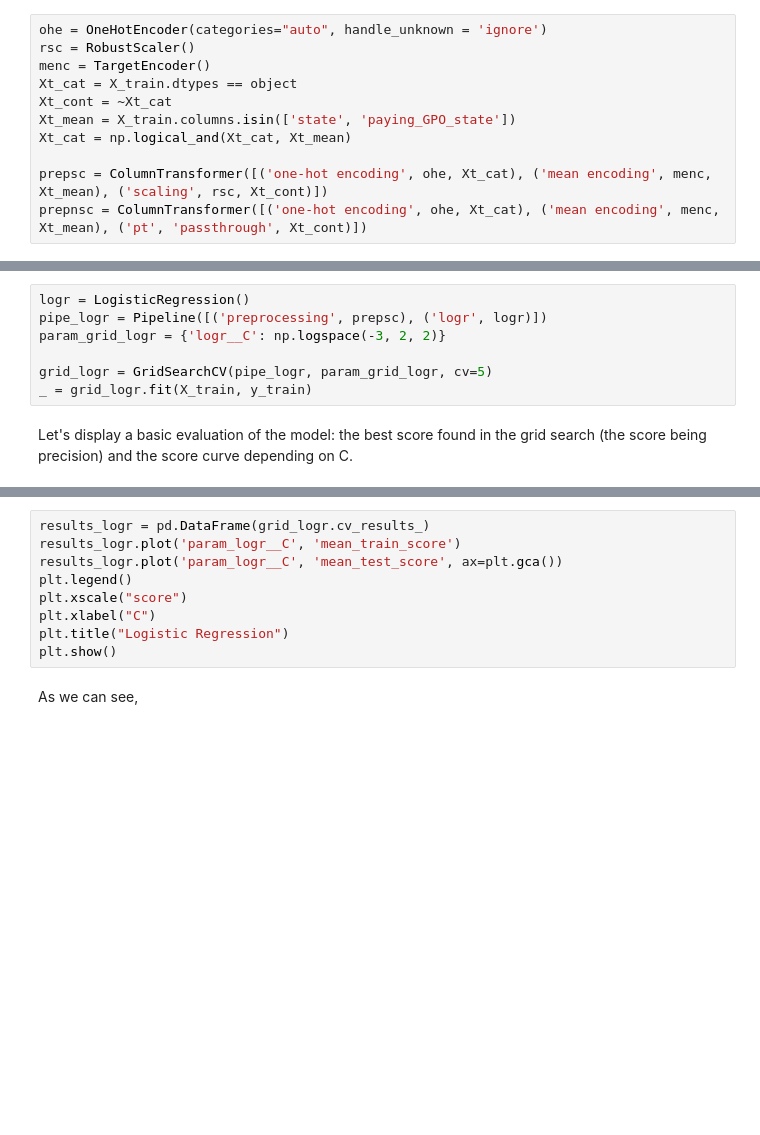
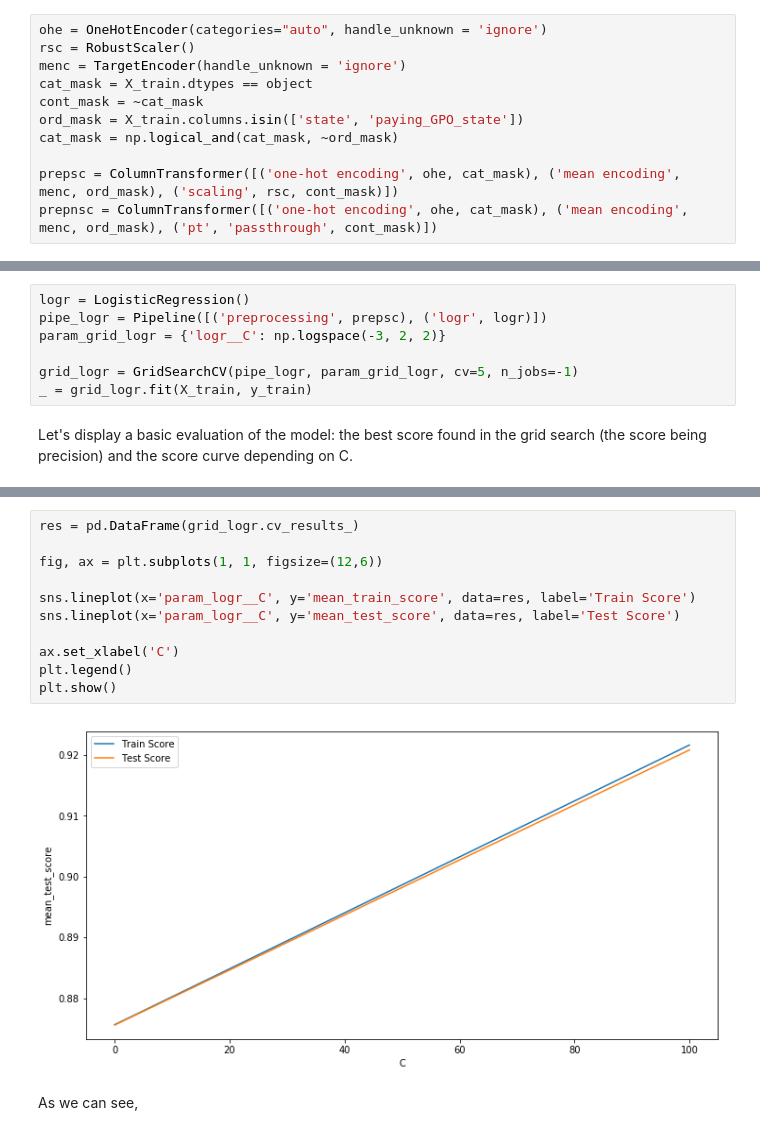
Before and after one commit to aml-spring-19/medical_payment_classification, a Jupyter notebook: HW3.ipynb, the cells around one changed output, grey strips where cells are left out. Saved outputs shown, nothing was run; the diff lists cells and outputs as text; blank space fills up the shorter version.

Commit message:
Train models

```diff
--- a/HW3.ipynb
+++ b/HW3.ipynb
@@ -743,14 +735,14 @@ Please note that we don't have to worry about imputing any missing values, becau
 # %%
 ohe = OneHotEncoder(categories="auto", handle_unknown = 'ignore')
 rsc = RobustScaler()
-menc = TargetEncoder()
-Xt_cat = X_train.dtypes == object
-Xt_cont = ~Xt_cat
-Xt_mean = X_train.columns.isin(['state', 'paying_GPO_state'])
-Xt_cat = np.logical_and(Xt_cat, Xt_mean)
+menc = TargetEncoder(handle_unknown = 'ignore')
+cat_mask = X_train.dtypes == object
+cont_mask = ~cat_mask
+ord_mask = X_train.columns.isin(['state', 'paying_GPO_state'])
+cat_mask = np.logical_and(cat_mask, ~ord_mask)
 
-prepsc = ColumnTransformer([('one-hot encoding', ohe, Xt_cat), ('mean encoding', menc, Xt_mean), ('scaling', rsc, Xt_cont)])
-prepnsc = ColumnTransformer([('one-hot encoding', ohe, Xt_cat), ('mean encoding', menc, Xt_mean), ('pt', 'passthrough', Xt_cont)])
+prepsc = ColumnTransformer([('one-hot encoding', ohe, cat_mask), ('mean encoding', menc, ord_mask), ('scaling', rsc, cont_mask)])
+prepnsc = ColumnTransformer([('one-hot encoding', ohe, cat_mask), ('mean encoding', menc, ord_mask), ('pt', 'passthrough', cont_mask)])
 # %% [markdown]
 # CHANGE GRIDSEARCH PARAMS
 # %% [markdown]
@@ -762,7 +754,7 @@ logr = LogisticRegression()
 pipe_logr = Pipeline([('preprocessing', prepsc), ('logr', logr)])
 param_grid_logr = {'logr__C': np.logspace(-3, 2, 2)}
 
-grid_logr = GridSearchCV(pipe_logr, param_grid_logr, cv=5)
+grid_logr = GridSearchCV(pipe_logr, param_grid_logr, cv=5, n_jobs=-1)
 _ = grid_logr.fit(X_train, y_train)
 # %% [markdown]
 Let's display a basic evaluation of the model: the best score found in the grid search (the score being precision) and the score curve depending on C.
@@ -772,12 +766,16 @@ print("Best score for Logistic Regression: " + str(s_logr))
-# %%
-results_logr = pd.DataFrame(grid_logr.cv_results_)
-results_logr.plot('param_logr__C', 'mean_train_score')
-results_logr.plot('param_logr__C', 'mean_test_score', ax=plt.gca())
-plt.legend()
-plt.xscale("score")
-plt.xlabel("C")
-plt.title("Logistic Regression")
-plt.show()
+# %%
+res = pd.DataFrame(grid_logr.cv_results_)
+
+fig, ax = plt.subplots(1, 1, figsize=(12,6))
+
+sns.lineplot(x='param_logr__C', y='mean_train_score', data=res, label='Train Score')
+sns.lineplot(x='param_logr__C', y='mean_test_score', data=res, label='Test Score')
+
+ax.set_xlabel('C')
+plt.legend()
+plt.show()
+# %% [output]
+[figure, added]
 # %% [markdown]
 As we can see,
 # %% [markdown]
```
Also changed, not shown: parts of 30 cells of this notebook.
